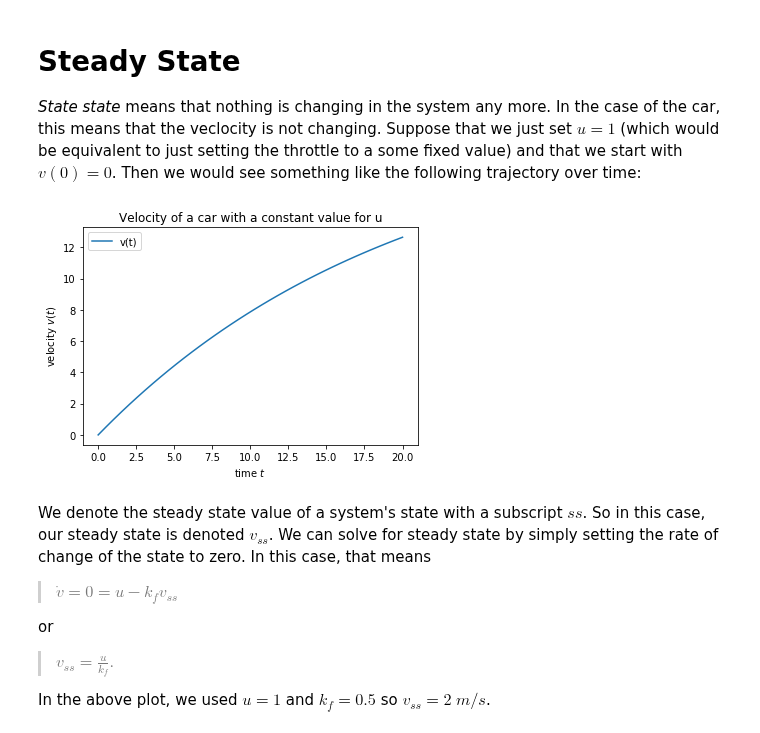
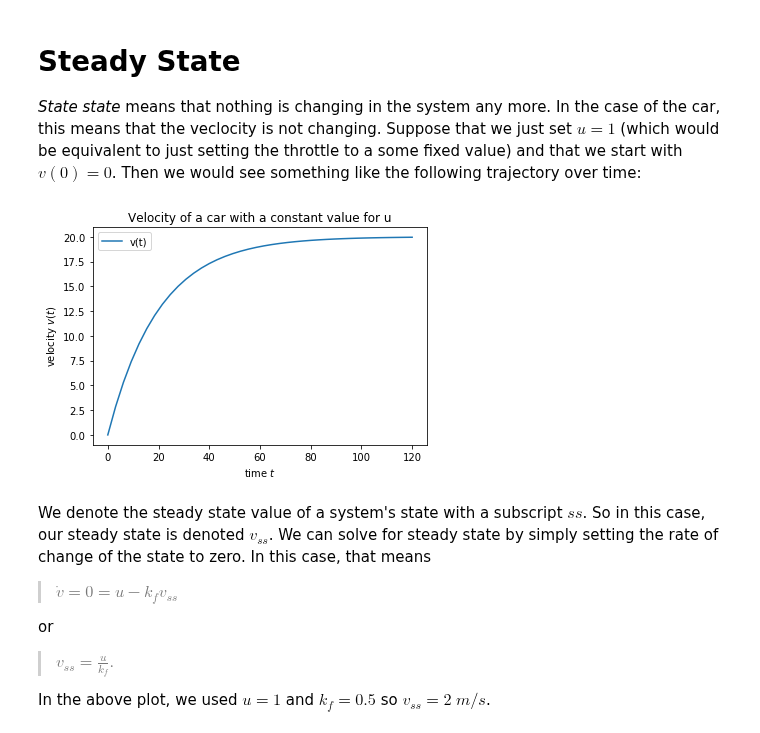
Before and after one commit to klavins/ECE447, a Jupyter notebook: lectures/cruise_control.ipynb, the cells around one changed output. Drawn from its saved outputs; the diff is of its cells as text; code cells hidden in the pictures.

```diff
--- a/lectures/cruise_control.ipynb
+++ b/lectures/cruise_control.ipynb
@@ -49,22 +49,22 @@ Steady State
 # %%
 # Don't worry about the details of this code yet.
 def f_open_loop(x,t):
   v = x[0];
   kf = 0.05;
   u = 1;
   return [1 - kf*v]
 
 x0=[0.0];
-t = np.linspace(0., 20, 40)
+t = np.linspace(0., 120, 40)
 x = spi.odeint(f_open_loop,x0,t);
 
 plt.plot(t,x,label="v(t)");
 plt.xlabel('time $t$')
 plt.ylabel('velocity $v(t)$')
 plt.title("Velocity of a car with a constant value for u")
 plt.legend();
 # %% [output]
-[figure, old version]
+[figure, new version]
 # %% [markdown]
 We denote the steady state value of a system's state with a subscript $ss$. So in this case, our steady state is denoted $v_{ss}$. We can solve for steady state by simply setting the rate of change of the state to zero. In this case, that means
 
```
